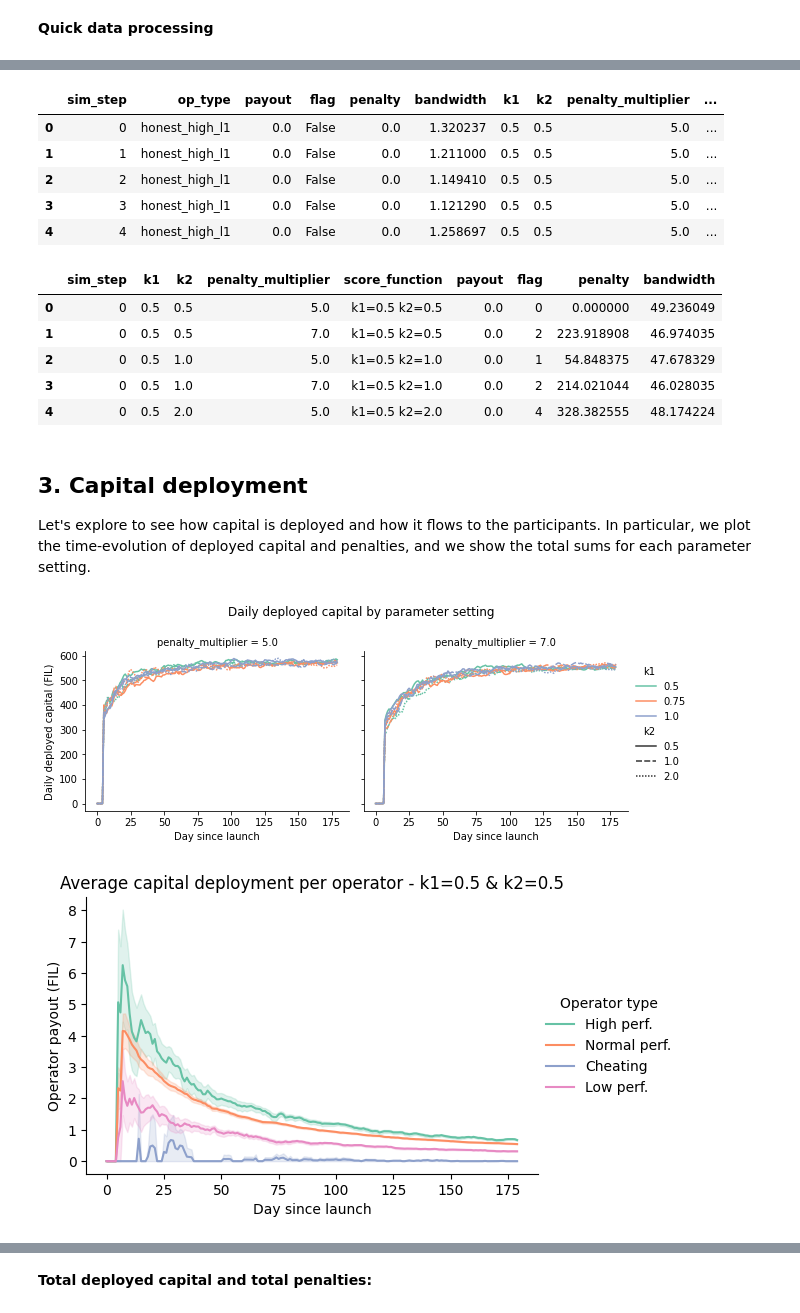
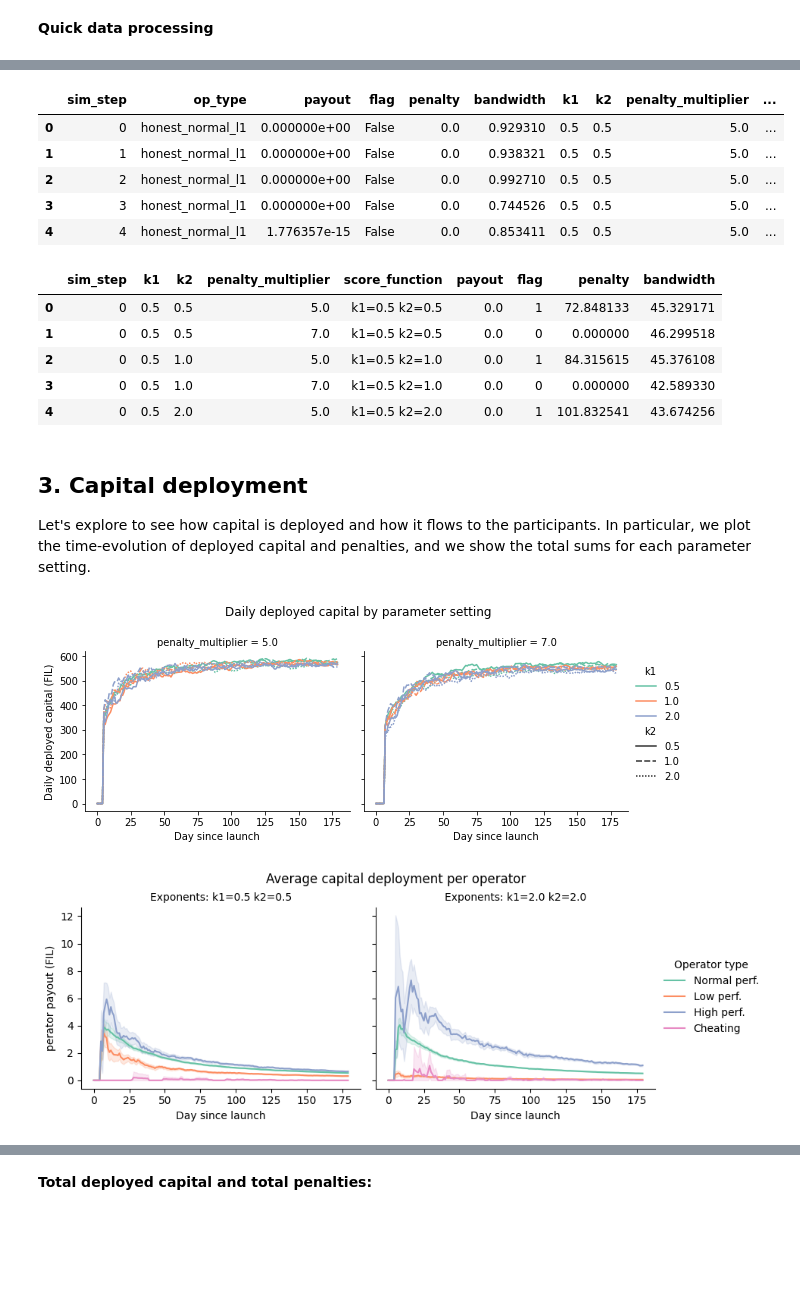
Before and after one commit to protocol/cel-retrieval, a Jupyter notebook: saturn-aliens/notebooks/4.0-full_sim_const_reward.ipynb, the cells around one changed output, grey strips where cells are left out. Drawn from its saved outputs; the diff is of its cells as text; code cells hidden in the pictures; blank space fills up the shorter version.

```diff
--- a/saturn-aliens/notebooks/4.0-full_sim_const_reward.ipynb
+++ b/saturn-aliens/notebooks/4.0-full_sim_const_reward.ipynb
@@ -62,7 +62,7 @@ new_ops_num = 6
 total_pool = 20000.0 * n_months # 20k FIL per month
 
 # Variable
-k1_list = [0.5, 0.75, 1.0]
+k1_list = [0.5, 1.0, 2.0]
 k2_list = [0.5, 1.0, 2.0]
 penalty_mult_list = [5.0, 7.0]
 # %% [markdown]
@@ -118,11 +118,11 @@ full_traj_df["Operator type"] = full_traj_df["op_type"].replace({"honest_low_l1"
 full_traj_df.head()
 # %% [output]
 |  | sim_step | op_type | payout | flag | penalty | bandwidth | k1 | k2 | penalty_multiplier | ... |
-| 0 | 0 | honest_high_l1 | 0.0 | False | 0.0 | 1.320237 | 0.5 | 0.5 | 5.0 | ... |
-| 1 | 1 | honest_high_l1 | 0.0 | False | 0.0 | 1.211000 | 0.5 | 0.5 | 5.0 | ... |
-| 2 | 2 | honest_high_l1 | 0.0 | False | 0.0 | 1.149410 | 0.5 | 0.5 | 5.0 | ... |
-| 3 | 3 | honest_high_l1 | 0.0 | False | 0.0 | 1.121290 | 0.5 | 0.5 | 5.0 | ... |
-| 4 | 4 | honest_high_l1 | 0.0 | False | 0.0 | 1.258697 | 0.5 | 0.5 | 5.0 | ... |
+| 0 | 0 | honest_normal_l1 | 0.000000e+00 | False | 0.0 | 0.929310 | 0.5 | 0.5 | 5.0 | ... |
+| 1 | 1 | honest_normal_l1 | 0.000000e+00 | False | 0.0 | 0.938321 | 0.5 | 0.5 | 5.0 | ... |
+| 2 | 2 | honest_normal_l1 | 0.000000e+00 | False | 0.0 | 0.992710 | 0.5 | 0.5 | 5.0 | ... |
+| 3 | 3 | honest_normal_l1 | 0.000000e+00 | False | 0.0 | 0.744526 | 0.5 | 0.5 | 5.0 | ... |
+| 4 | 4 | honest_normal_l1 | 1.776357e-15 | False | 0.0 | 0.853411 | 0.5 | 0.5 | 5.0 | ... |
 # %%
 sum_traj_df = (full_traj_df
                .groupby(["sim_step", "k1", "k2", "penalty_multiplier", "score_function"])
@@ -132,11 +132,11 @@ sum_traj_df = (full_traj_df
 sum_traj_df.head()
 # %% [output]
 |  | sim_step | k1 | k2 | penalty_multiplier | score_function | payout | flag | penalty | bandwidth |
-| 0 | 0 | 0.5 | 0.5 | 5.0 | k1=0.5 k2=0.5 | 0.0 | 0 | 0.000000 | 49.236049 |
-| 1 | 0 | 0.5 | 0.5 | 7.0 | k1=0.5 k2=0.5 | 0.0 | 2 | 223.918908 | 46.974035 |
-| 2 | 0 | 0.5 | 1.0 | 5.0 | k1=0.5 k2=1.0 | 0.0 | 1 | 54.848375 | 47.678329 |
-| 3 | 0 | 0.5 | 1.0 | 7.0 | k1=0.5 k2=1.0 | 0.0 | 2 | 214.021044 | 46.028035 |
-| 4 | 0 | 0.5 | 2.0 | 5.0 | k1=0.5 k2=2.0 | 0.0 | 4 | 328.382555 | 48.174224 |
+| 0 | 0 | 0.5 | 0.5 | 5.0 | k1=0.5 k2=0.5 | 0.0 | 1 | 72.848133 | 45.329171 |
+| 1 | 0 | 0.5 | 0.5 | 7.0 | k1=0.5 k2=0.5 | 0.0 | 0 | 0.000000 | 46.299518 |
+| 2 | 0 | 0.5 | 1.0 | 5.0 | k1=0.5 k2=1.0 | 0.0 | 1 | 84.315615 | 45.376108 |
+| 3 | 0 | 0.5 | 1.0 | 7.0 | k1=0.5 k2=1.0 | 0.0 | 0 | 0.000000 | 42.589330 |
+| 4 | 0 | 0.5 | 2.0 | 5.0 | k1=0.5 k2=2.0 | 0.0 | 1 | 101.832541 | 43.674256 |
 # %% [markdown]
 ## 3. Capital deployment
 
@@ -150,17 +150,18 @@ g.fig.suptitle('Daily deployed capital by parameter setting')
 g.fig.subplots_adjust(top=0.8)
 plt.show()
 # %% [output]
-[figure, old version]
+[figure, new version]
 # %%
-temp_df = full_traj_df[full_traj_df["score_function"]=="k1=0.5 k2=0.5"]
-sns.relplot(x="sim_step", y="payout", hue="Operator type", data=temp_df,
-            aspect=1.5, height=3.5, kind="line", palette="Set2")
-plt.xlabel("Day since launch")
-plt.ylabel("Operator payout (FIL)")
-plt.title("Average capital deployment per operator - k1=0.5 & k2=0.5")
+temp_df = full_traj_df[full_traj_df["score_function"].isin(["k1=0.5 k2=0.5", "k1=2.0 k2=2.0"])]
+g = sns.relplot(x="sim_step", y="payout", hue="Operator type", col="score_function",
+                data=temp_df, aspect=1.2, height=3.5, kind="line", palette="Set2")
+g.set_axis_labels("Day since launch", "perator payout (FIL)")
+g.set_titles("Exponents: {col_name}")
+g.fig.suptitle('Average capital deployment per operator')
+g.fig.subplots_adjust(top=0.85)
 plt.show()
 # %% [output]
-[figure, old version]
+[figure, new version]
 # %%
 g = sns.relplot(x="sim_step", y="penalty", col="penalty_multiplier", hue="k1",style="k2",
             data=sum_traj_df, kind="line", aspect=1.2, height=3.5, palette="Set2")
```
Also changed, not shown: parts of 23 cells of this notebook.
